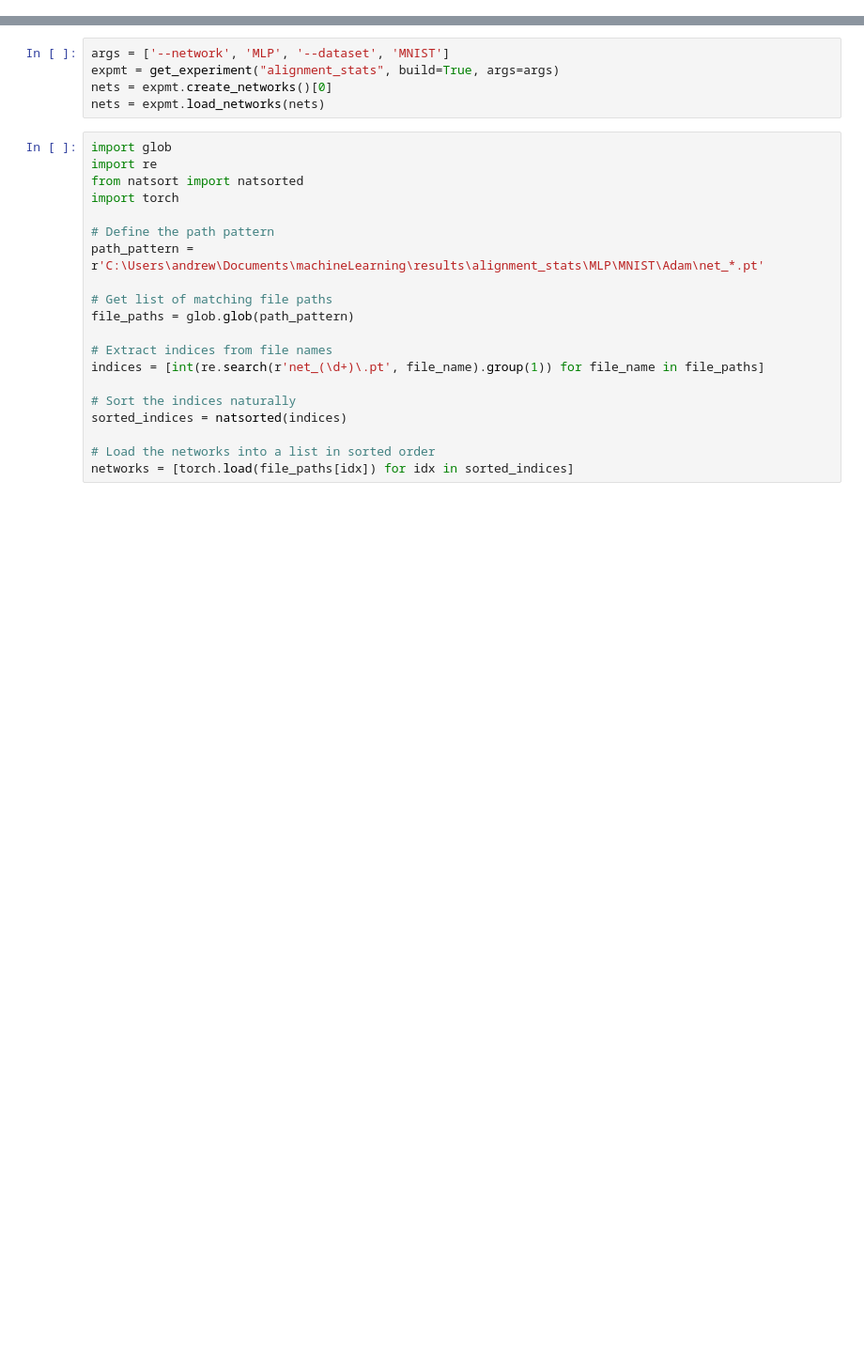
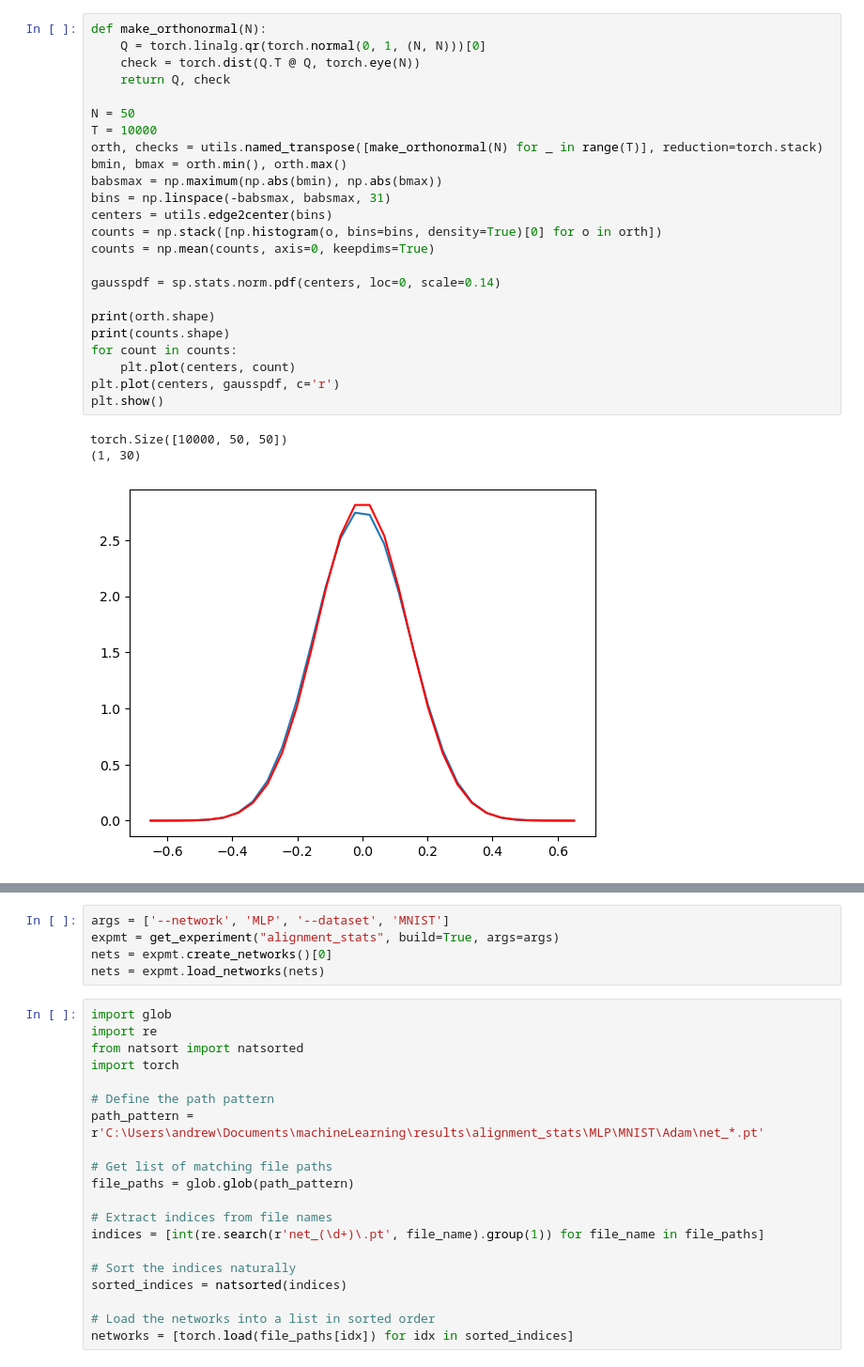
Before and after one commit to landoskape/networkAlignmentAnalysis, a Jupyter notebook: workspace.ipynb, the cells around one changed output, grey strips where cells are left out. Shown at 94% size. Cells and saved outputs as stored; diff of their text form; blank space fills up the shorter version.

```diff
--- a/workspace.ipynb
+++ b/workspace.ipynb
@@ -29,0 +30,28 @@ using device:  cuda
+# %%
+def make_orthonormal(N):
+    Q = torch.linalg.qr(torch.normal(0, 1, (N, N)))[0]
+    check = torch.dist(Q.T @ Q, torch.eye(N))
+    return Q, check
+
+N = 50
+T = 10000
+orth, checks = utils.named_transpose([make_orthonormal(N) for _ in range(T)], reduction=torch.stack)
+bmin, bmax = orth.min(), orth.max()
+babsmax = np.maximum(np.abs(bmin), np.abs(bmax))
+bins = np.linspace(-babsmax, babsmax, 31)
+centers = utils.edge2center(bins)
+counts = np.stack([np.histogram(o, bins=bins, density=True)[0] for o in orth])
+counts = np.mean(counts, axis=0, keepdims=True)
+
+gausspdf = sp.stats.norm.pdf(centers, loc=0, scale=0.14)
+
+print(orth.shape)
+print(counts.shape)
+for count in counts:
+    plt.plot(centers, count)
+plt.plot(centers, gausspdf, c='r')
+plt.show()
+# %% [output]
+torch.Size([10000, 50, 50])
+(1, 30)
+[figure, added]
```
Also changed, not shown: parts of 3 cells of this notebook, 1 other file.
